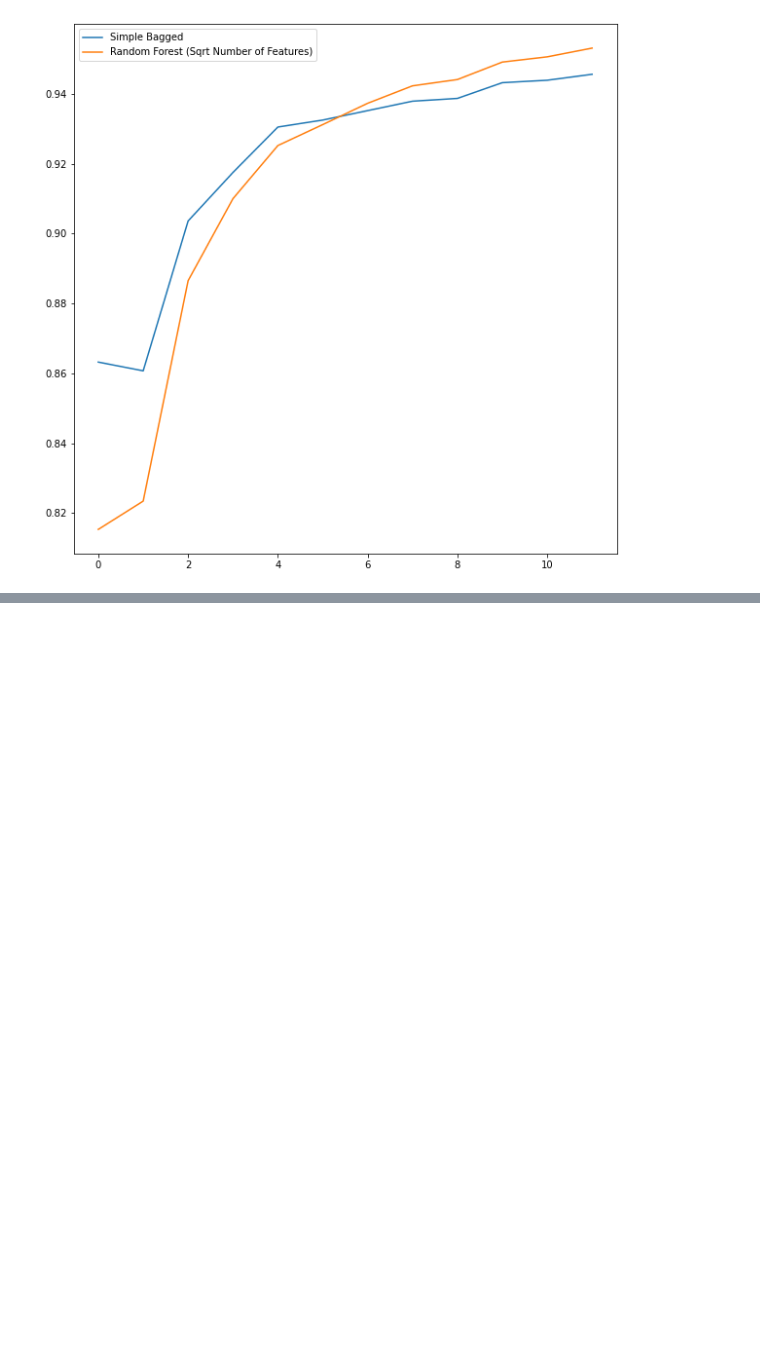
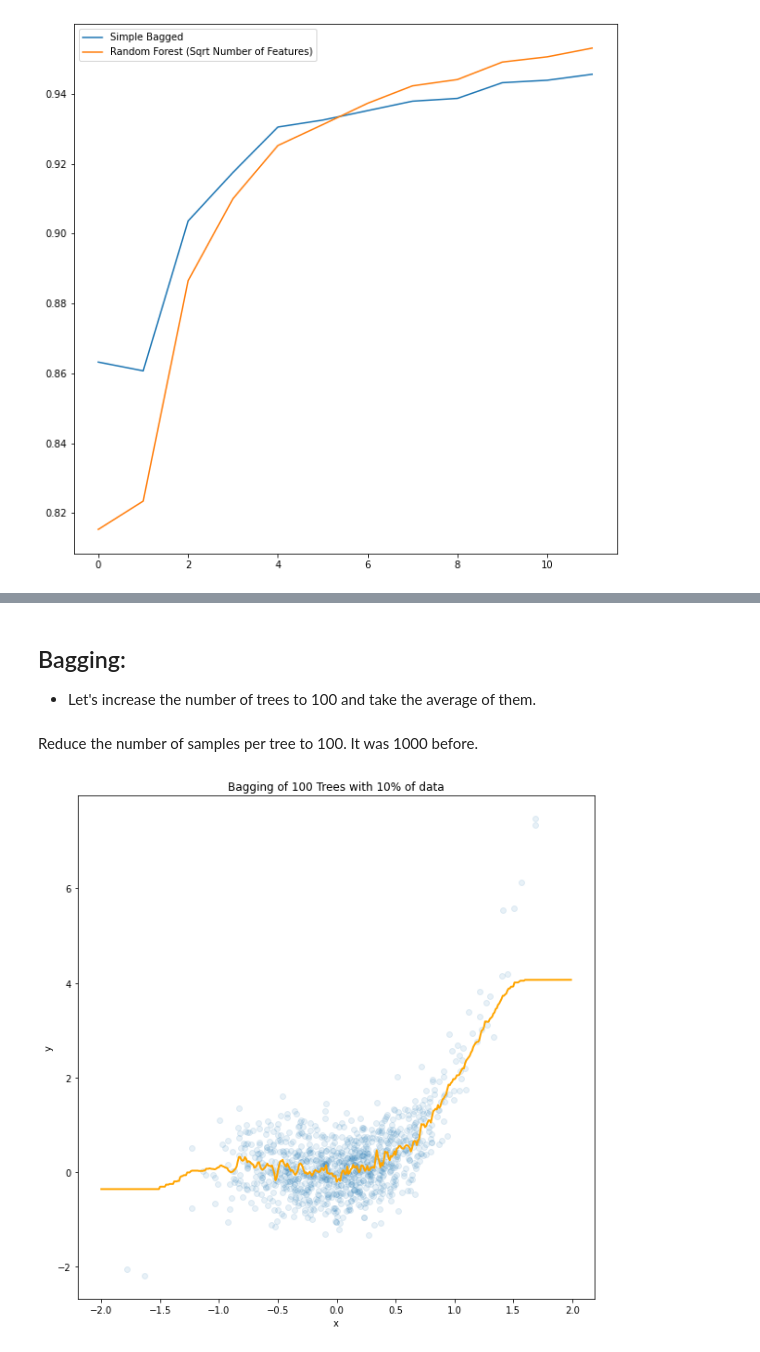
Before and after one commit to loksundar/WowLabZ, a Jupyter notebook: MLday3.ipynb, the cells around one changed output, grey strips where cells are left out. Drawn from its saved outputs; the diff is of its cells as text; code cells hidden in the pictures; blank space fills up the shorter version.

```diff
--- a/MLday3.ipynb
+++ b/MLday3.ipynb
@@ -198,0 +245,52 @@ plt.show()
+# %% [markdown]
+## Bagging:
+
+* Let's increase the number of trees to 100 and take the average of them.
+# %%
+from sklearn.utils import resample
+
+# bag a bunch of models (done by hand for fun)
+k = 100        # Number of Trees to learn
+n_prime = 1000  # Number of samples in data subsets
+
+yp_bagged = np.zeros(len(xp))
+for i in range(k) :
+    xr, yr = resample(x,y, n_samples = n_prime)
+    model = DecisionTreeRegressor(max_depth = 8)
+    model.fit(np.array(xr).reshape(-1,1),yr)
+    yp_bagged += model.predict(np.array(xp).reshape(-1,1))/float(k)
+
+# Plot the results
+plt.figure(figsize = (10,10))
+plt.title("Bagging of 100 Trees")
+plt.scatter(x,y,alpha=0.1)
+plt.xlabel("x")
+plt.ylabel("y")
+plt.plot(xp,yp_bagged,linewidth=2,color='orange')
+plt.show()
+# %% [markdown]
+Reduce the number of samples per tree to 100. It was 1000 before.
+# %%
+from sklearn.utils import resample
+
+# bag a bunch of models (done by hand for fun)
+k = 100        # Number of Trees to learn
+n_prime = 100  # Number of samples in data subsets
+
+yp_bagged = np.zeros(len(xp))
+for i in range(k) :
+    xr, yr = resample(x,y, n_samples = n_prime)
+    model = DecisionTreeRegressor(max_depth = 8)
+    model.fit(np.array(xr).reshape(-1,1),yr)
+    yp_bagged += model.predict(np.array(xp).reshape(-1,1))/float(k)
+
+# Plot the results
+plt.figure(figsize = (10,10))
+plt.title("Bagging of 100 Trees with 10% of data")
+plt.scatter(x,y,alpha=0.1)
+plt.xlabel("x")
+plt.ylabel("y")
+plt.plot(xp,yp_bagged,linewidth=2,color='orange')
+plt.show()
+# %% [output]
+[figure, added]
```
Also changed, not shown: parts of 9 cells of this notebook.
